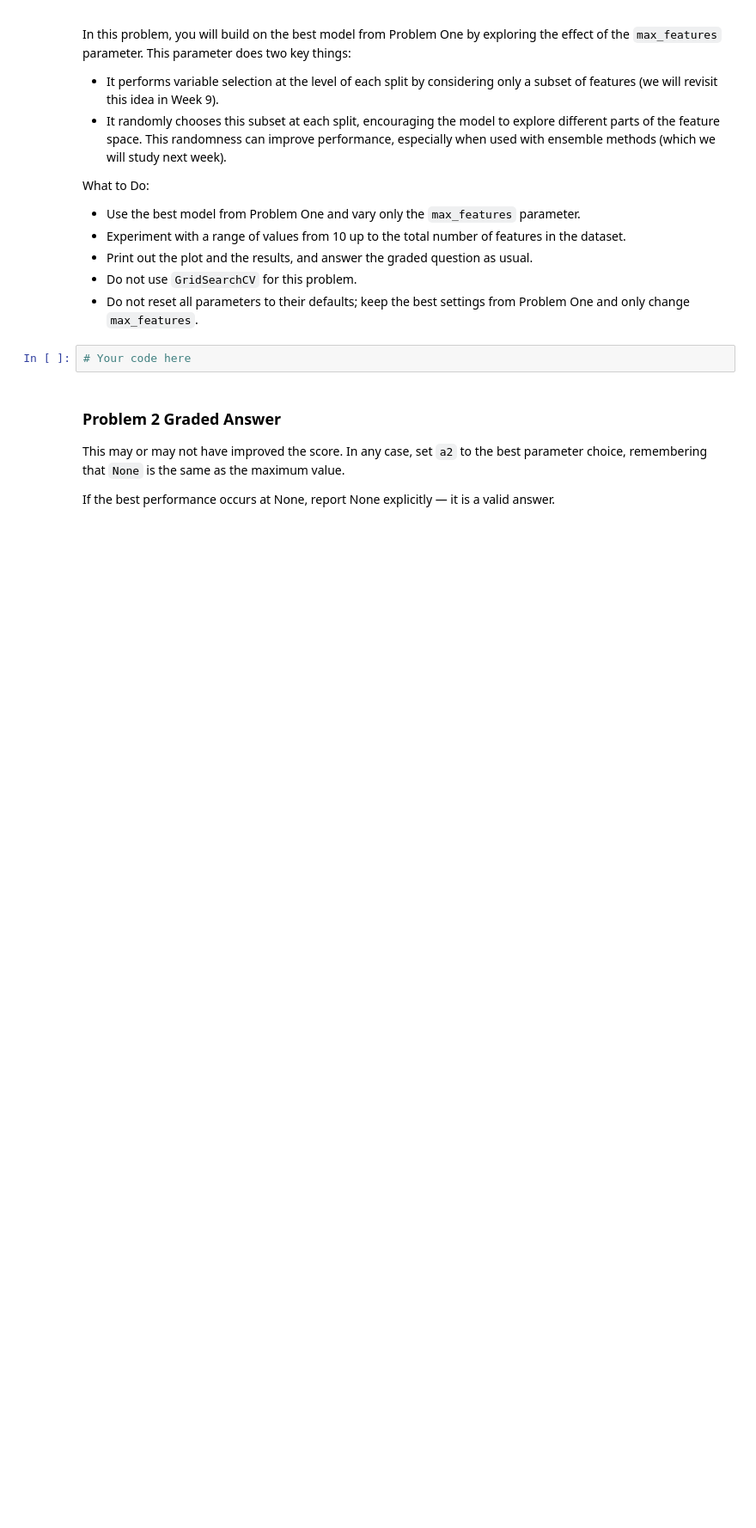
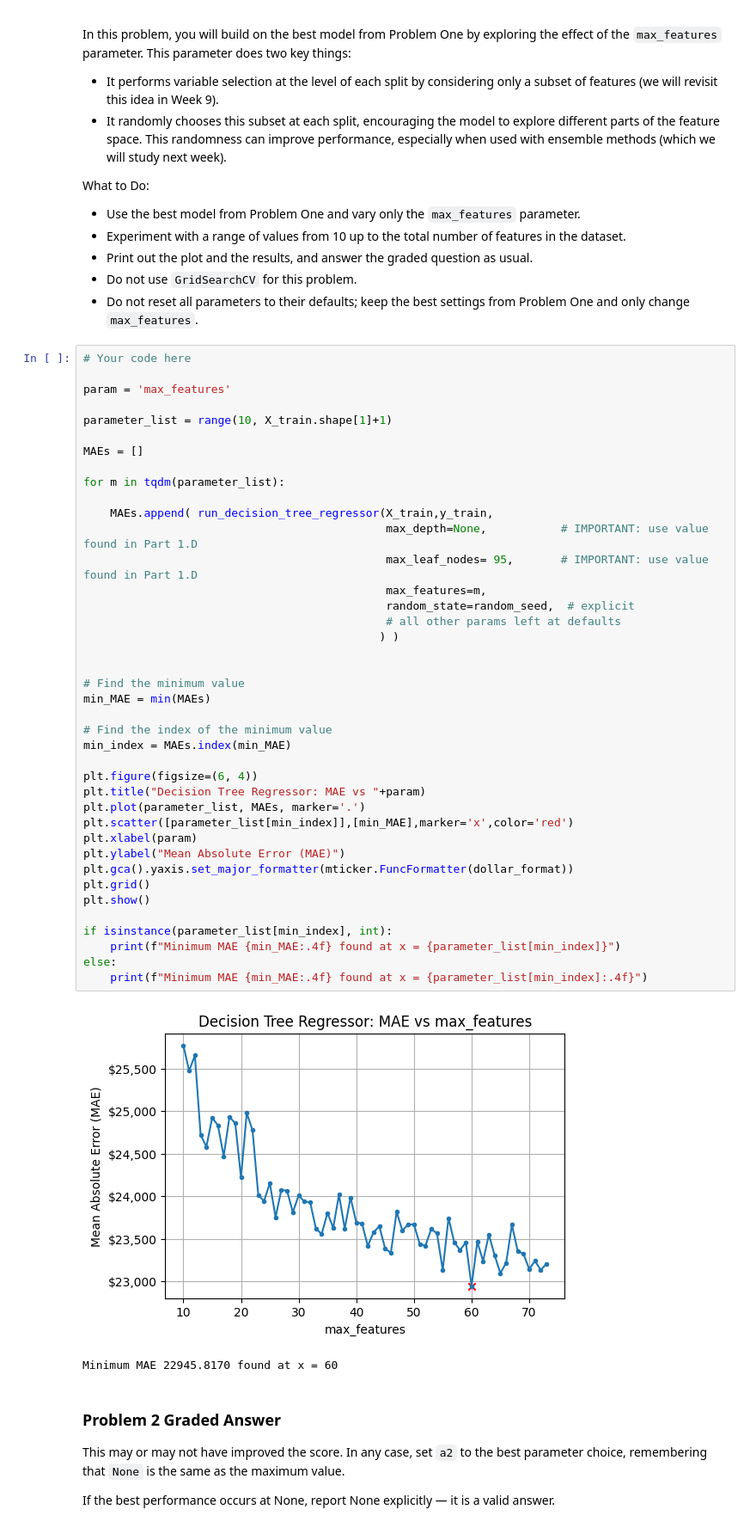
Before and after one commit to jasser-dh/Module-3-Assignments, a Jupyter notebook: Homework_06.ipynb, the cells around one changed output. Shown at 86% size. Drawn from its saved outputs; the diff is of its cells as text; blank space fills up the shorter version.

```diff
--- a/Homework_06.ipynb
+++ b/Homework_06.ipynb
@@ -455,8 +455,49 @@ What to Do:
 - Print out the plot and the results, and answer the graded question as usual.
 - Do not use `GridSearchCV` for this problem.
 - Do not reset all parameters to their defaults; keep the best settings from Problem One and only change `max_features`.
-# %%
-# Your code here
+# %%
+# Your code here
+
+param = 'max_features'
+
+parameter_list = range(10, X_train.shape[1]+1)
+
+MAEs = []
+
+for m in tqdm(parameter_list):
+
+    MAEs.append( run_decision_tree_regressor(X_train,y_train,
+                                             max_depth=None,           # IMPORTANT: use value found in Part 1.D
+                                             max_leaf_nodes= 95,       # IMPORTANT: use value found in Part 1.D
+                                             max_features=m,
+                                             random_state=random_seed,  # explicit
+                                             # all other params left at defaults
+                                            ) )
+
+
+# Find the minimum value
+min_MAE = min(MAEs)
+
+# Find the index of the minimum value
+min_index = MAEs.index(min_MAE)
+
+plt.figure(figsize=(6, 4))
+plt.title("Decision Tree Regressor: MAE vs "+param)
+plt.plot(parameter_list, MAEs, marker='.')
+plt.scatter([parameter_list[min_index]],[min_MAE],marker='x',color='red')
+plt.xlabel(param)
+plt.ylabel("Mean Absolute Error (MAE)")
+plt.gca().yaxis.set_major_formatter(mticker.FuncFormatter(dollar_format))
+plt.grid()
+plt.show()
+
+if isinstance(parameter_list[min_index], int):
+    print(f"Minimum MAE {min_MAE:.4f} found at x = {parameter_list[min_index]}")
+else:
+    print(f"Minimum MAE {min_MAE:.4f} found at x = {parameter_list[min_index]:.4f}")
+# %% [output]
+[figure, added]
+Minimum MAE 22945.8170 found at x = 60
 # %% [markdown]
 ### Problem 2 Graded Answer
 
```
Also changed, not shown: parts of 2 cells of this notebook.
